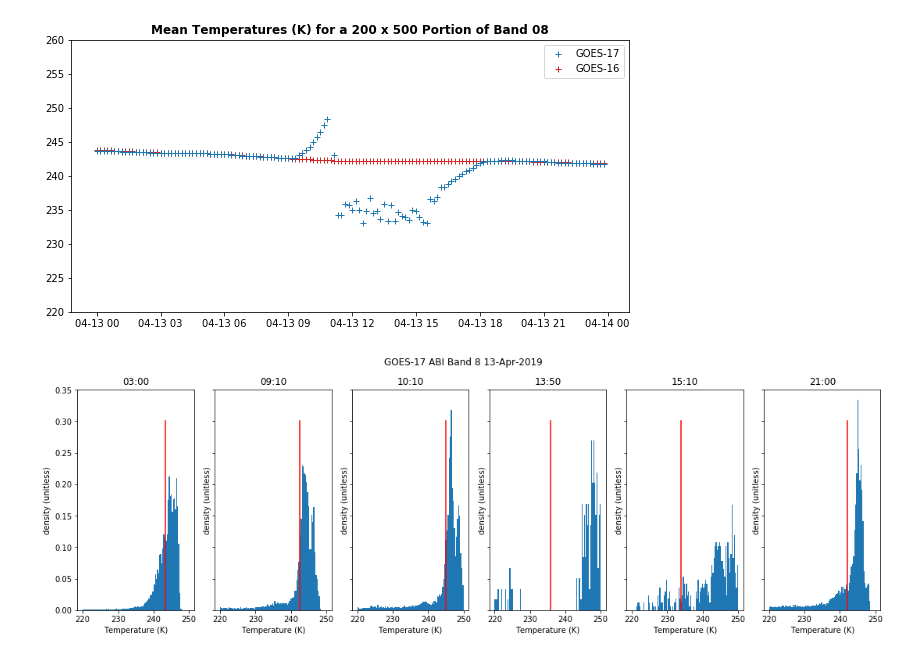
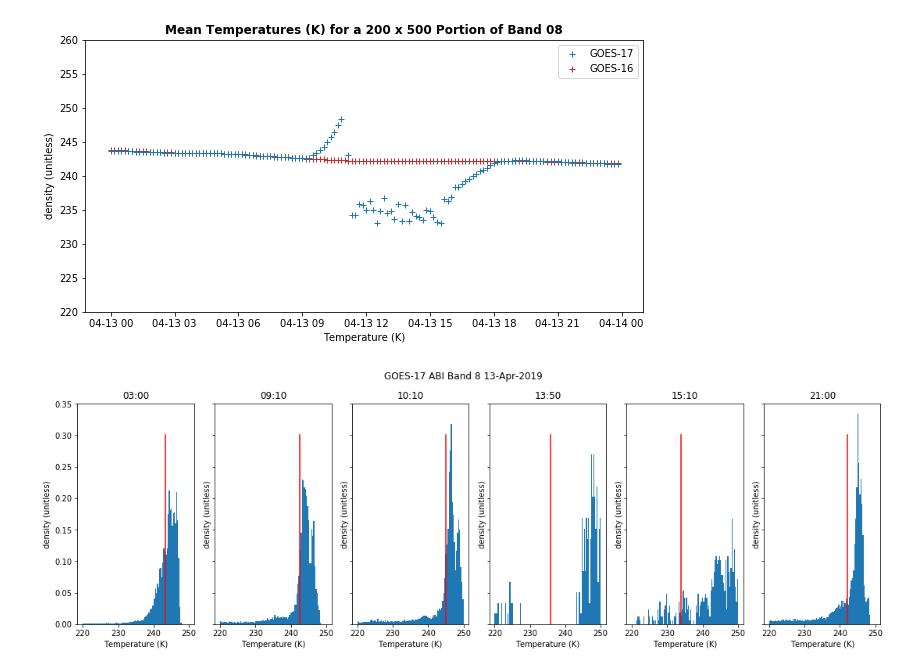
Before and after one commit to adomakor412/GOEScode, a Jupyter notebook: Histogram.ipynb, the cells around one changed output. Drawn from its saved outputs; the diff is of its cells as text; code cells hidden in the pictures.

Commit message:
Add figure labels WIP

```diff
--- a/Histogram.ipynb
+++ b/Histogram.ipynb
@@ -57,13 +57,15 @@ ptimes = [datetime.strptime(f"2019{day}{t}", "%Y%j%H%M") for t in times]
 # %%
 fig, ax = plt.subplots(figsize=(10,5))
 _ = ax.plot_date(ptimes, getTmean('17'), label="GOES-17", marker='+')
 _ = ax.plot_date(ptimes, getTmean('16'), label='GOES-16', color='tab:red', marker='+', zorder=-1)
 _ = ax.set_ylim(220,260)
 _ = ax.legend()
 _ = ax.set_title('Mean Temperatures (K) for a 200 x 500 Portion of Band 08', fontweight ='bold')
+_ = ax.set_ylabel('density (unitless)')
+_ = ax.set_xlabel('Temperature (K)')
 #fontsize
 # %% [output]
-[figure, old version]
+[figure, new version]
 # %%
 Tmean = []
 times = []
```
